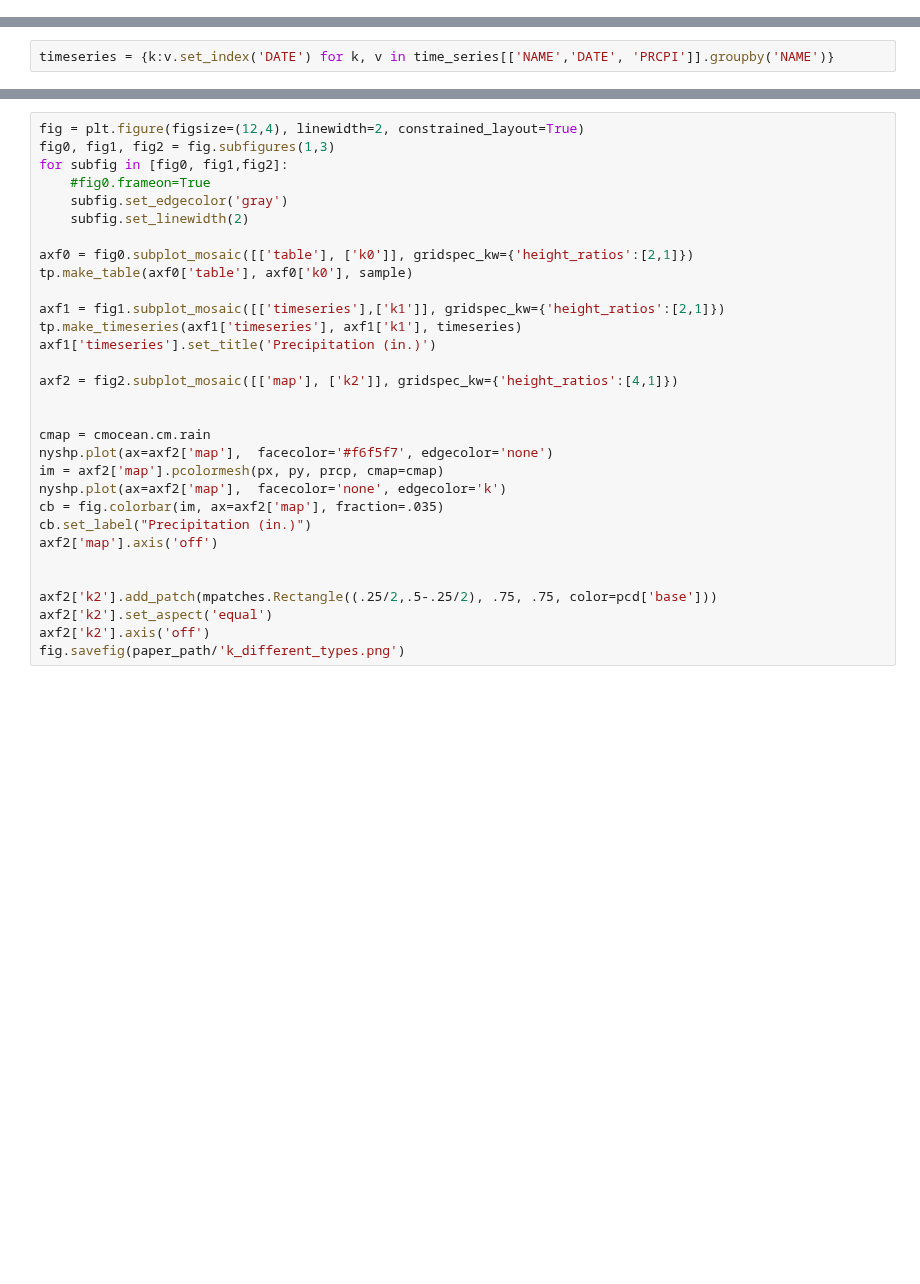
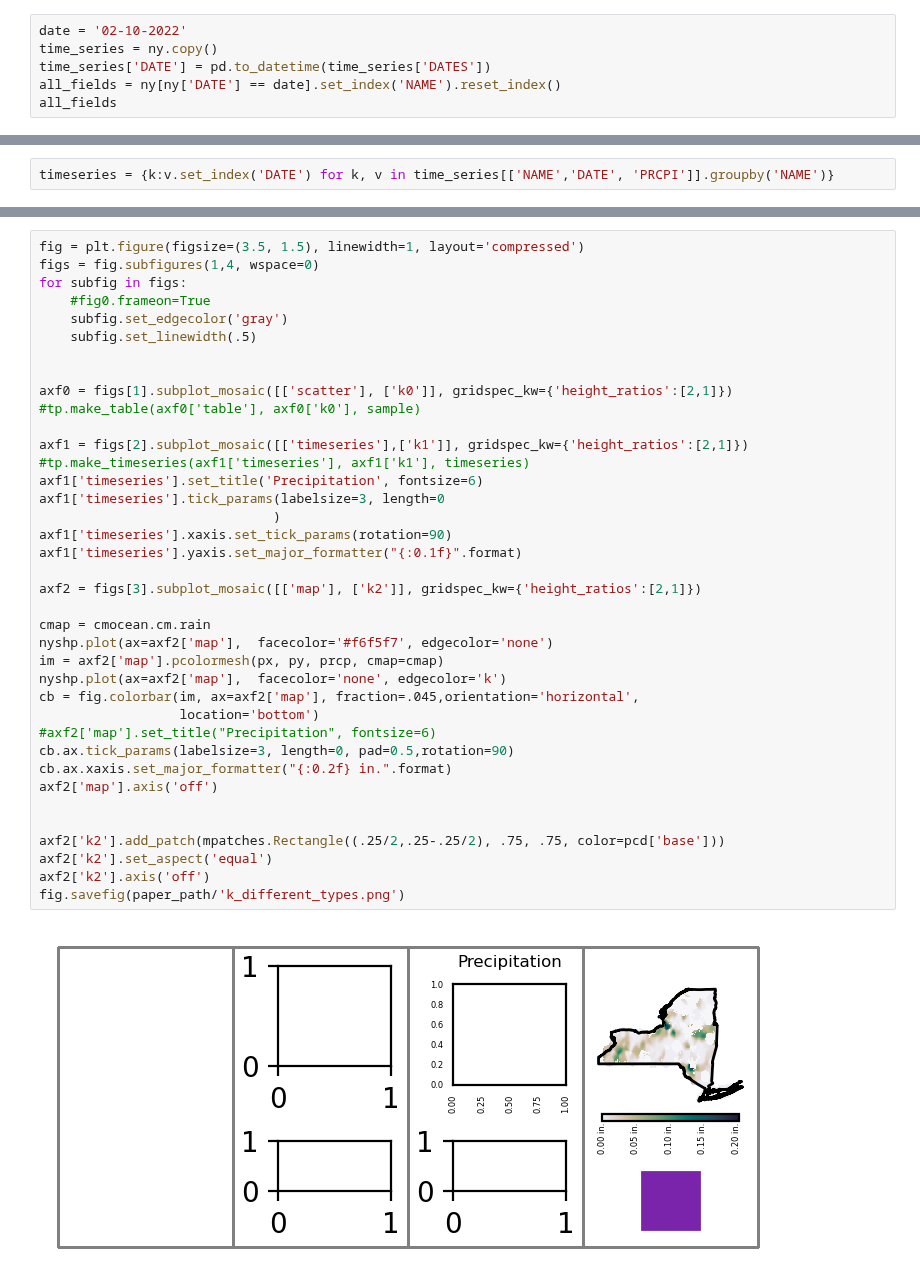
Before and after one commit to story645/team, a Jupyter notebook: paper/figcode/topology.ipynb, the cells around one changed output, grey strips where cells are left out. Cells and saved outputs as stored; diff of their text form; blank space fills up the shorter version.

```diff
--- a/paper/figcode/topology.ipynb
+++ b/paper/figcode/topology.ipynb
@@ -81,0 +76,6 @@ nyshp = gdf[gdf['STATE'].str.match('NY')]
+# %%
+date = '02-10-2022'
+time_series = ny.copy()
+time_series['DATE'] = pd.to_datetime(time_series['DATES'])
+all_fields = ny[ny['DATE'] == date].set_index('NAME').reset_index()
+all_fields
@@ -94,31 +125,40 @@ mcolors.to_hex(cmocean.cm.rain(0))
 # %%
-fig = plt.figure(figsize=(12,4), linewidth=2, constrained_layout=True)
-fig0, fig1, fig2 = fig.subfigures(1,3)
-for subfig in [fig0, fig1,fig2]:
+fig = plt.figure(figsize=(3.5, 1.5), linewidth=1, layout='compressed')
+figs = fig.subfigures(1,4, wspace=0)
+for subfig in figs:
     #fig0.frameon=True
     subfig.set_edgecolor('gray')
-    subfig.set_linewidth(2)
+    subfig.set_linewidth(.5)
 
-axf0 = fig0.subplot_mosaic([['table'], ['k0']], gridspec_kw={'height_ratios':[2,1]})
-tp.make_table(axf0['table'], axf0['k0'], sample)
 
-axf1 = fig1.subplot_mosaic([['timeseries'],['k1']], gridspec_kw={'height_ratios':[2,1]})
-tp.make_timeseries(axf1['timeseries'], axf1['k1'], timeseries)
-axf1['timeseries'].set_title('Precipitation (in.)')
+axf0 = figs[1].subplot_mosaic([['scatter'], ['k0']], gridspec_kw={'height_ratios':[2,1]})
+#tp.make_table(axf0['table'], axf0['k0'], sample)
 
-axf2 = fig2.subplot_mosaic([['map'], ['k2']], gridspec_kw={'height_ratios':[4,1]})
+axf1 = figs[2].subplot_mosaic([['timeseries'],['k1']], gridspec_kw={'height_ratios':[2,1]})
+#tp.make_timeseries(axf1['timeseries'], axf1['k1'], timeseries)
+axf1['timeseries'].set_title('Precipitation', fontsize=6)
+axf1['timeseries'].tick_params(labelsize=3, length=0
+                              )
+axf1['timeseries'].xaxis.set_tick_params(rotation=90)
+axf1['timeseries'].yaxis.set_major_formatter("{:0.1f}".format)
 
+axf2 = figs[3].subplot_mosaic([['map'], ['k2']], gridspec_kw={'height_ratios':[2,1]})
 
 cmap = cmocean.cm.rain
 nyshp.plot(ax=axf2['map'],  facecolor='#f6f5f7', edgecolor='none')
 im = axf2['map'].pcolormesh(px, py, prcp, cmap=cmap)
 nyshp.plot(ax=axf2['map'],  facecolor='none', edgecolor='k')
-cb = fig.colorbar(im, ax=axf2['map'], fraction=.035)
-cb.set_label("Precipitation (in.)")
+cb = fig.colorbar(im, ax=axf2['map'], fraction=.045,orientation='horizontal',
+                  location='bottom')
+#axf2['map'].set_title("Precipitation", fontsize=6)
+cb.ax.tick_params(labelsize=3, length=0, pad=0.5,rotation=90)
+cb.ax.xaxis.set_major_formatter("{:0.2f} in.".format)
 axf2['map'].axis('off')
 
 
-axf2['k2'].add_patch(mpatches.Rectangle((.25/2,.5-.25/2), .75, .75, color=pcd['base']))
+axf2['k2'].add_patch(mpatches.Rectangle((.25/2,.25-.25/2), .75, .75, color=pcd['base']))
 axf2['k2'].set_aspect('equal')
 axf2['k2'].axis('off')
 fig.savefig(paper_path/'k_different_types.png')
+# %% [output]
+[figure, added]
```
Also changed, not shown: parts of 14 cells of this notebook, 2 other files.
